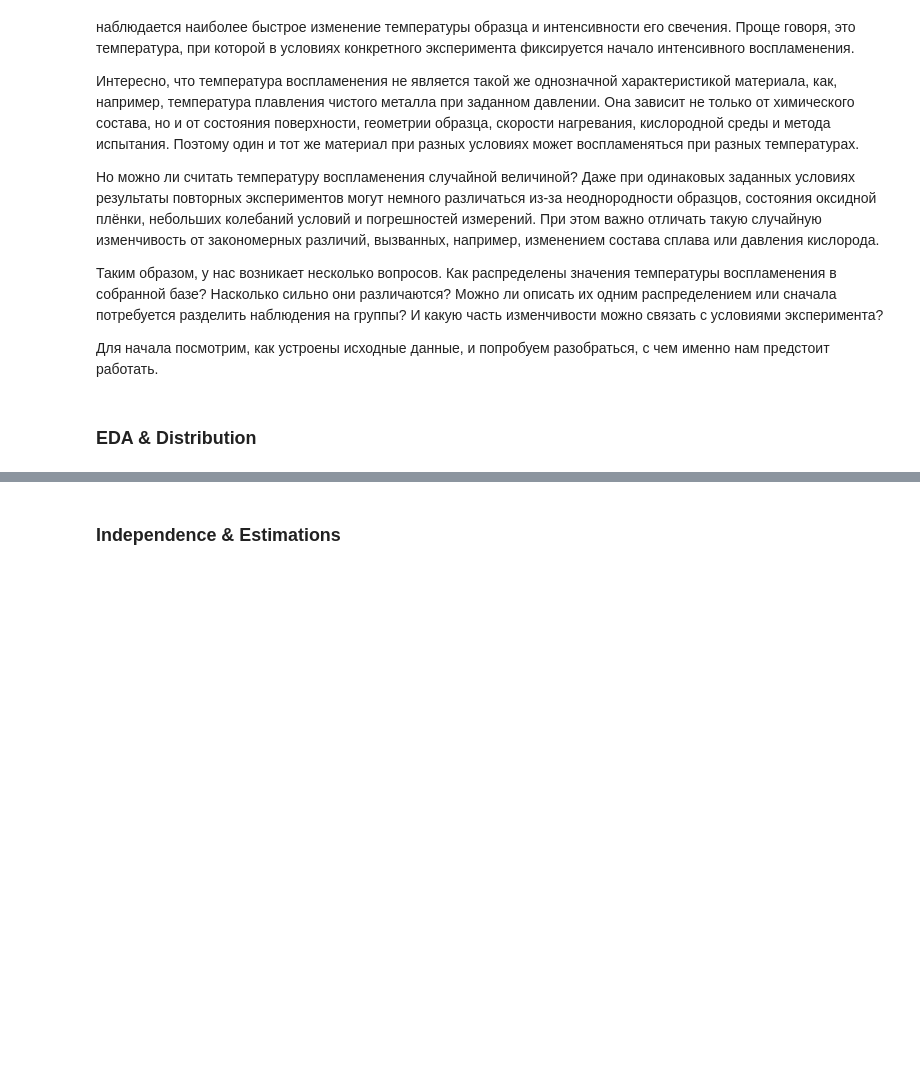
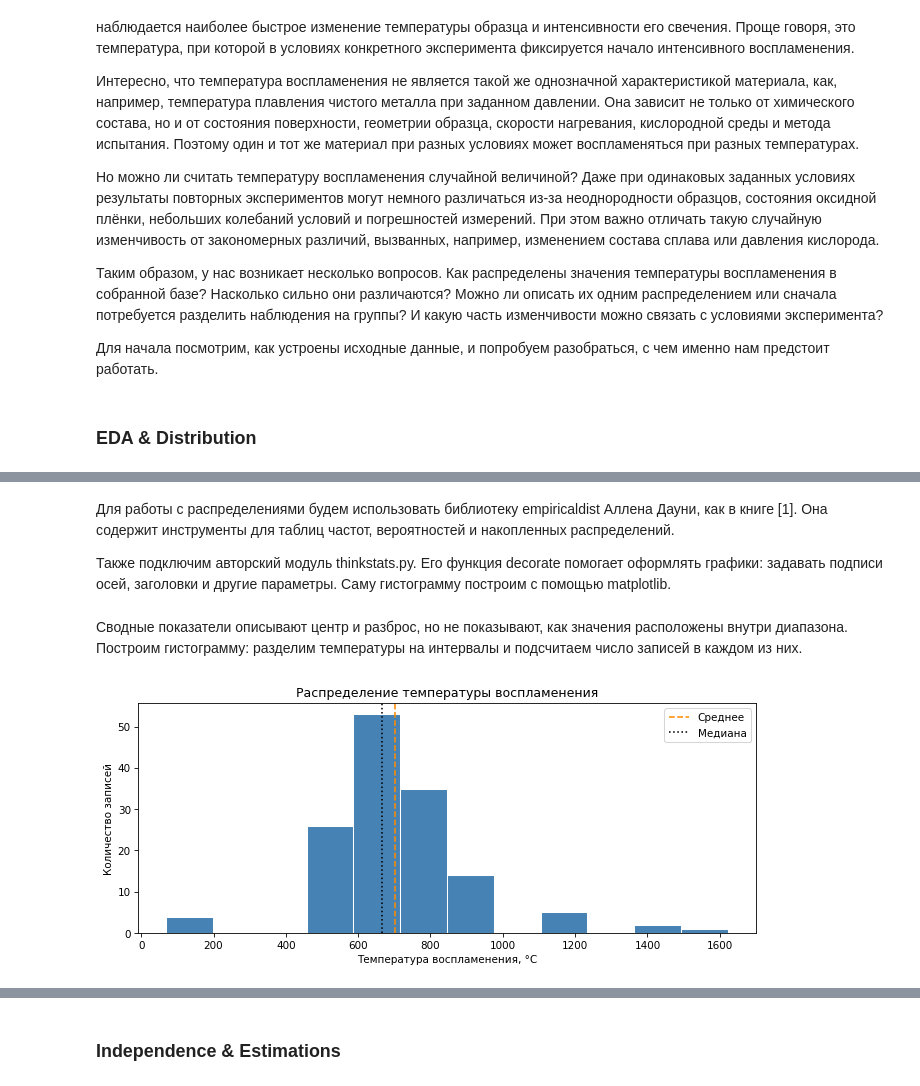
Before and after one commit to ekairaliev/AppStat-Lab01, a Jupyter notebook: AppStat_Lab01.ipynb, the cells around one changed output, grey strips where cells are left out. Drawn from its saved outputs; the diff is of its cells as text; code cells hidden in the pictures; blank space fills up the shorter version.

```diff
--- a/AppStat_Lab01.ipynb
+++ b/AppStat_Lab01.ipynb
@@ -86,0 +132,7 @@
+# %%
+elements = temperature_raw.iloc[1, 1:41].str.strip().tolist()
+
+element_names = pd.Series(elements)
+duplicates = element_names[element_names.duplicated()].tolist()
+
+print("Повторяющиеся названия:", duplicates)
@@ -86,0 +274,20 @@
+# %%
+composition_original = temperature[element_columns].copy()
+
+numeric_values = temperature[numeric_columns].apply(
+    pd.to_numeric, errors="coerce"
+)
+
+composition_limits = (
+    composition_original.notna()
+    & numeric_values[element_columns].isna()
+)
+
+temperature[numeric_columns] = numeric_values
+temperature["has_composition_limit"] = composition_limits.any(axis=1)
+
+print("Значений с ограничениями:", composition_limits.sum().sum())
+print("Записей с ограничениями:", temperature["has_composition_limit"].sum())
+
+missing = temperature[numeric_columns].isna().sum()
+display(missing[missing > 0].rename("Количество NaN").to_frame())
@@ -86,0 +442,10 @@
+# %% [markdown]
+Для работы с распределениями будем использовать библиотеку
+empiricaldist Аллена Дауни, как в книге [1].
+Она содержит инструменты для таблиц частот, вероятностей
+и накопленных распределений.
+
+Также подключим авторский модуль thinkstats.py. Его функция
+decorate помогает оформлять графики: задавать подписи осей,
+заголовки и другие параметры. Саму гистограмму построим
+с помощью matplotlib.
@@ -86,0 +464,24 @@
+# %% [markdown]
+Сводные показатели описывают центр и разброс, но не показывают,
+как значения расположены внутри диапазона. Построим гистограмму:
+разделим температуры на интервалы и подсчитаем число записей
+в каждом из них.
+# %%
+t = temperature["ignition_temperature_c"]
+
+plt.figure(figsize=(9, 4))
+
+plt.hist(t, bins=12, edgecolor="white", color="steelblue")
+plt.axvline(t.mean(), color="darkorange", linestyle="--", label="Среднее")
+plt.axvline(t.median(), color="black", linestyle=":", label="Медиана")
+
+decorate(
+    xlabel="Температура воспламенения, °C",
+    ylabel="Количество записей",
+    title="Распределение температуры воспламенения"
+)
+
+plt.legend()
+plt.show()
+# %% [output]
+[figure, added]
```
Also changed, not shown: parts of 64 cells of this notebook.
